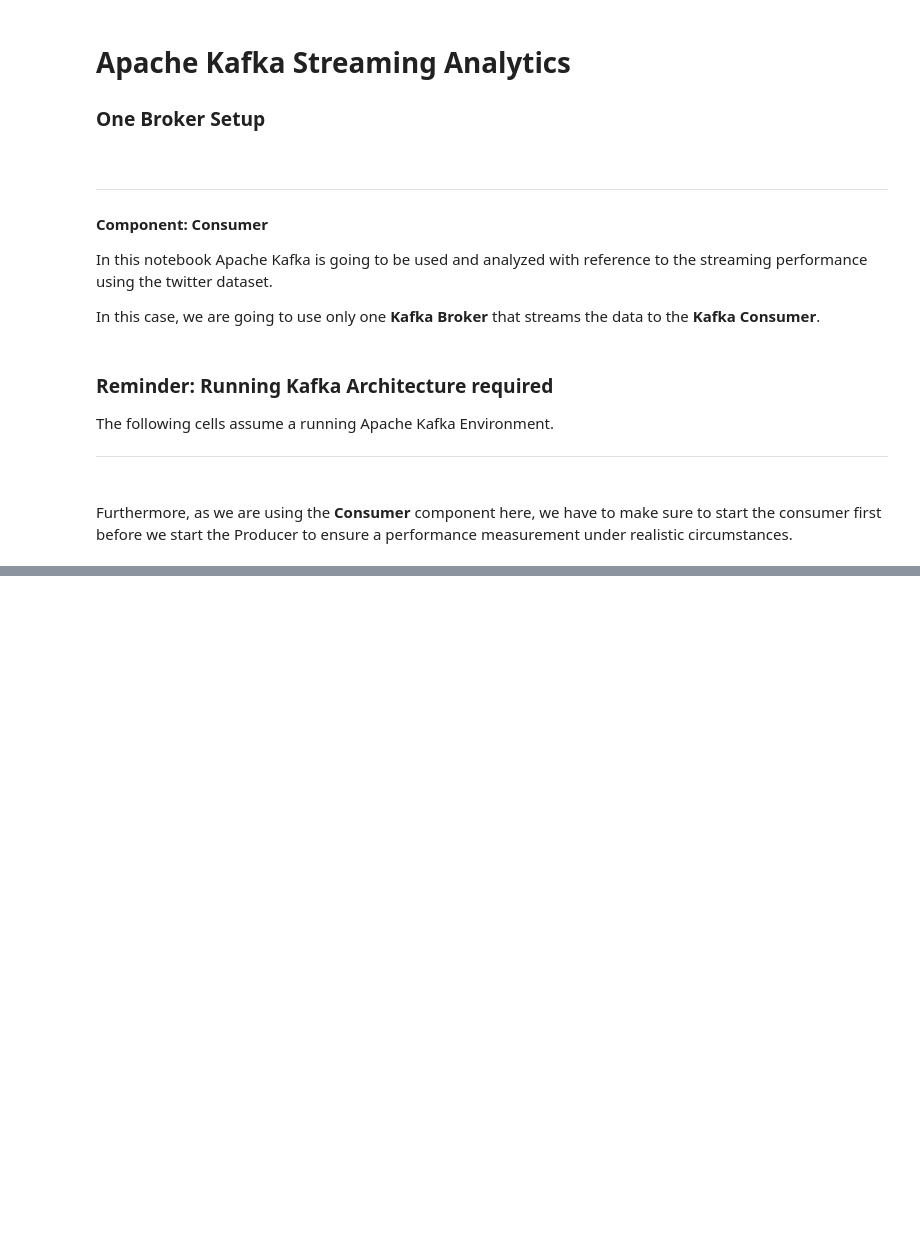
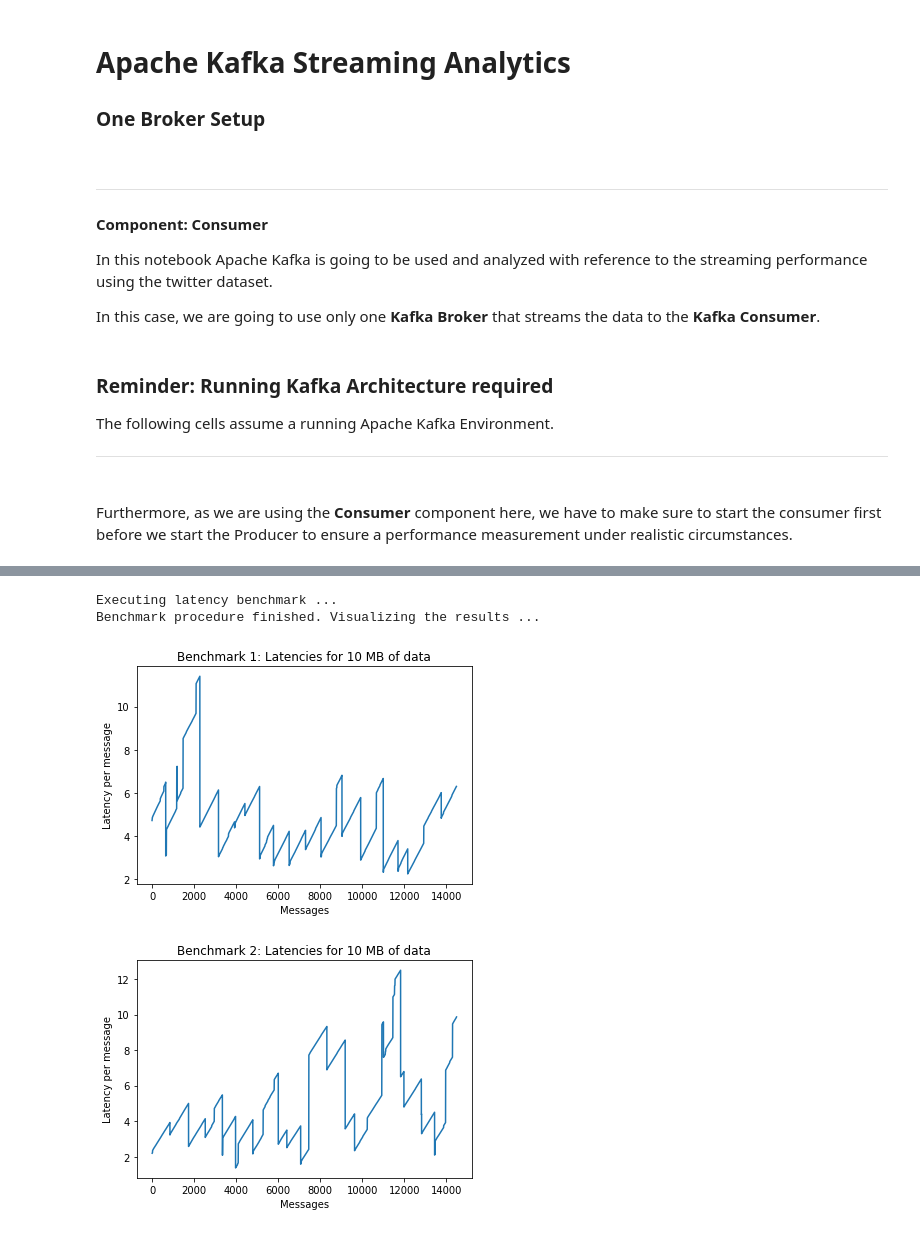
Before and after one commit to Manu10744/Stream-Analytics, a Jupyter notebook: kafka/analytics/one_broker/consumer.ipynb, the cells around one changed output, grey strips where cells are left out. Saved outputs shown, nothing was run; the diff lists cells and outputs as text; code cells hidden in the pictures; blank space fills up the shorter version.

Commit message:
Add benchmark functions for multiple executions

```diff
--- a/kafka/analytics/one_broker/consumer.ipynb
+++ b/kafka/analytics/one_broker/consumer.ipynb
@@ -19,11 +19,13 @@ import time
 
 from confluent_kafka import Consumer, KafkaError
 
+DATASET_SIZE_IN_MB = 10
+DATASET_SIZE_IN_MSGS = 14485
+
 CONSUMER_GROUP_ID = "twitter-consumers"
 KAFKA_TOPIC_TWITTER = "twitter-stream"
 
-
-def get_kafka_stats(json_stats_bytes):
+def get_kafka_stats(json_stats_bytes: bytes):
     """ Callback for the Apache Kafka Consumer Configuration which
     requests performance metrics / statistics from Kafka.
 
@@ -107,0 +162,8 @@ fig.show()
+# %%
+# Execute the benchmark
+benchmark(data_vol=10, exec_count=2)
+# %% [output]
+Executing latency benchmark ...
+Benchmark procedure finished. Visualizing the results ...
+[figure, added]
+[figure, added]
```
Also changed, not shown: parts of 4 cells of this notebook, 1 other file.
